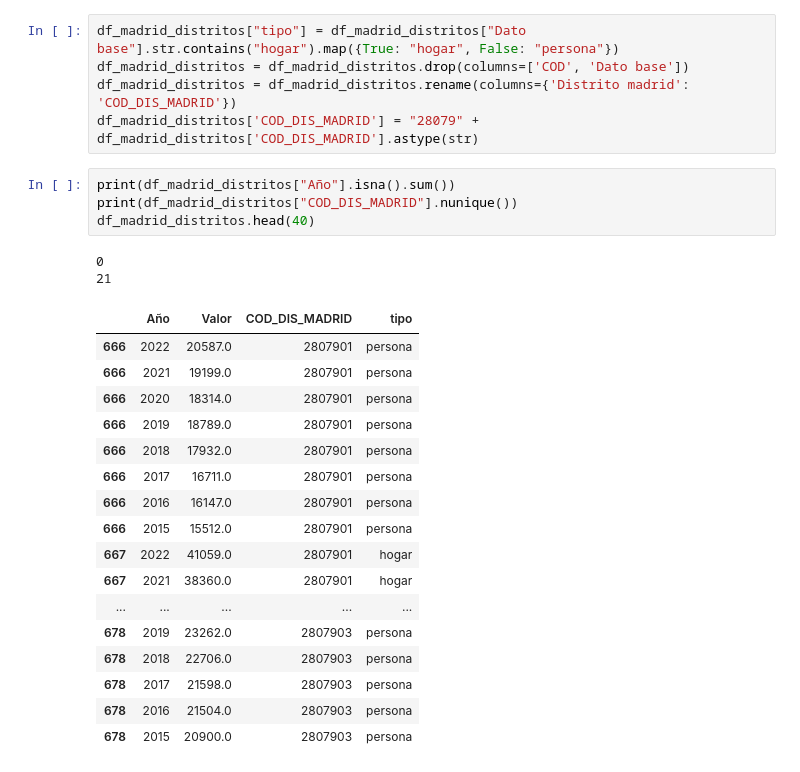
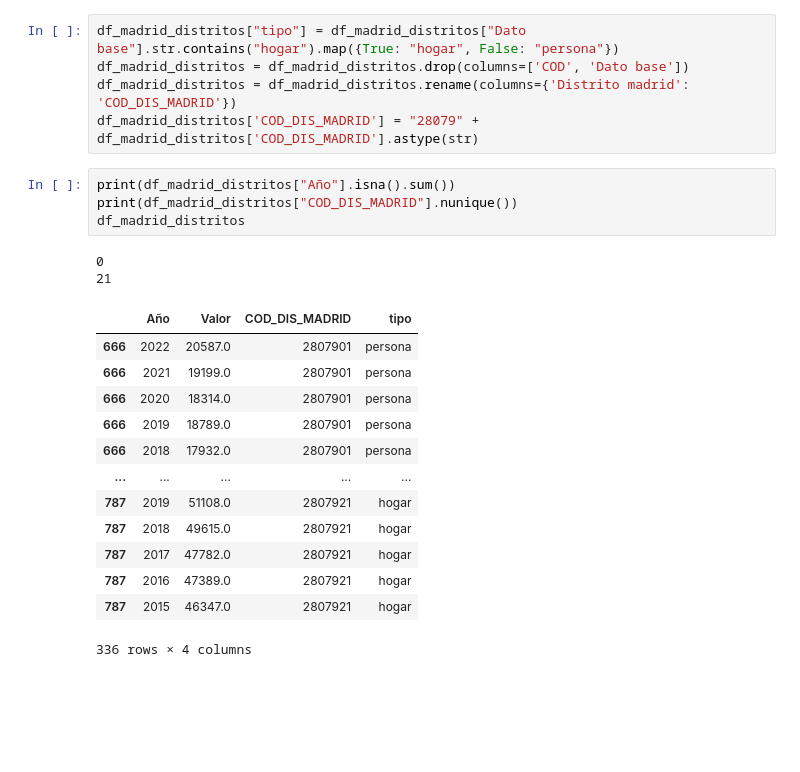
Before and after one commit to Juancarlosdelmarlostanau/proyecto-radar-de-inversion, a Jupyter notebook: renta_distrito.ipynb, the cells around one changed output. Drawn from its saved outputs; the diff is of its cells as text; blank space fills up the shorter version.

```diff
--- a/renta_distrito.ipynb
+++ b/renta_distrito.ipynb
@@ -83,24 +83,20 @@ df_madrid_distritos['COD_DIS_MADRID'] = "28079" + df_madrid_distritos['COD_DIS_M
 # %%
 print(df_madrid_distritos["Año"].isna().sum())
 print(df_madrid_distritos["COD_DIS_MADRID"].nunique())
-df_madrid_distritos.head(40)
+df_madrid_distritos
 # %% [output]
 0
 21
 |  | Año | Valor | COD_DIS_MADRID | tipo |
 | 666 | 2022 | 20587.0 | 2807901 | persona |
 | 666 | 2021 | 19199.0 | 2807901 | persona |
 | 666 | 2020 | 18314.0 | 2807901 | persona |
 | 666 | 2019 | 18789.0 | 2807901 | persona |
 | 666 | 2018 | 17932.0 | 2807901 | persona |
-| 666 | 2017 | 16711.0 | 2807901 | persona |
-| 666 | 2016 | 16147.0 | 2807901 | persona |
-| 666 | 2015 | 15512.0 | 2807901 | persona |
-| 667 | 2022 | 41059.0 | 2807901 | hogar |
-| 667 | 2021 | 38360.0 | 2807901 | hogar |
 | ... | ... | ... | ... | ... |
-| 678 | 2019 | 23262.0 | 2807903 | persona |
-| 678 | 2018 | 22706.0 | 2807903 | persona |
-| 678 | 2017 | 21598.0 | 2807903 | persona |
-| 678 | 2016 | 21504.0 | 2807903 | persona |
-| 678 | 2015 | 20900.0 | 2807903 | persona |
+| 787 | 2019 | 51108.0 | 2807921 | hogar |
+| 787 | 2018 | 49615.0 | 2807921 | hogar |
+| 787 | 2017 | 47782.0 | 2807921 | hogar |
+| 787 | 2016 | 47389.0 | 2807921 | hogar |
+| 787 | 2015 | 46347.0 | 2807921 | hogar |
+336 rows × 4 columns
```
Also changed, not shown: parts of 1 cell of this notebook, 4 other files.
